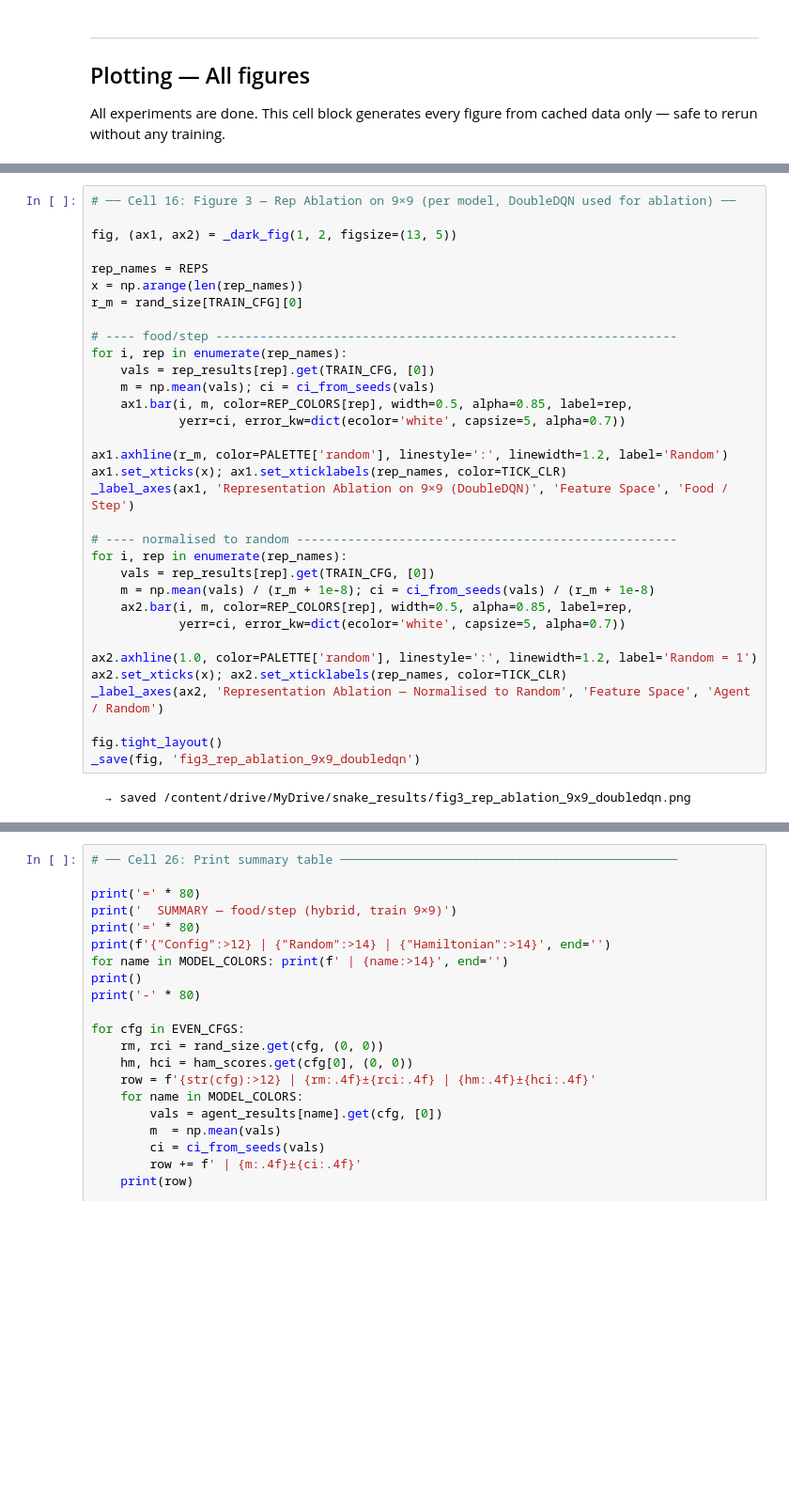
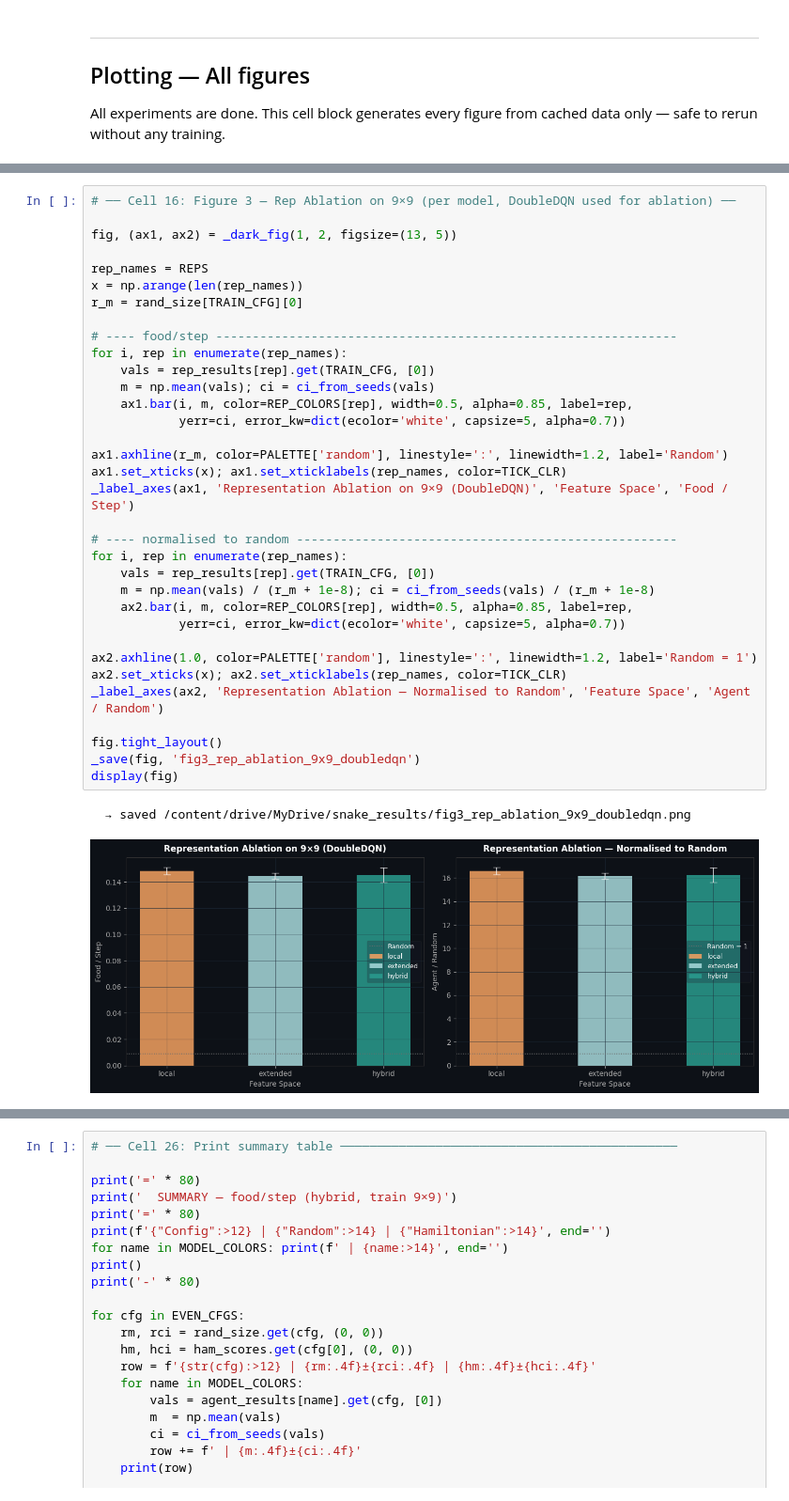
Before and after one commit to kjng123/AML-, a Jupyter notebook: snake_rl_study.ipynb, the cells around one changed output, grey strips where cells are left out. Shown at 94% size. Saved outputs shown, nothing was run; the diff lists cells and outputs as text; blank space fills up the shorter version.

```diff
--- a/snake_rl_study.ipynb
+++ b/snake_rl_study.ipynb
@@ -1149,33 +1153,35 @@ fig, (ax1, ax2) = _dark_fig(1, 2, figsize=(13, 5))
 rep_names = REPS
 x = np.arange(len(rep_names))
 r_m = rand_size[TRAIN_CFG][0]
 
 # ---- food/step ---------------------------------------------------------------
 for i, rep in enumerate(rep_names):
     vals = rep_results[rep].get(TRAIN_CFG, [0])
     m = np.mean(vals); ci = ci_from_seeds(vals)
     ax1.bar(i, m, color=REP_COLORS[rep], width=0.5, alpha=0.85, label=rep,
             yerr=ci, error_kw=dict(ecolor='white', capsize=5, alpha=0.7))
 
 ax1.axhline(r_m, color=PALETTE['random'], linestyle=':', linewidth=1.2, label='Random')
 ax1.set_xticks(x); ax1.set_xticklabels(rep_names, color=TICK_CLR)
 _label_axes(ax1, 'Representation Ablation on 9×9 (DoubleDQN)', 'Feature Space', 'Food / Step')
 
 # ---- normalised to random ----------------------------------------------------
 for i, rep in enumerate(rep_names):
     vals = rep_results[rep].get(TRAIN_CFG, [0])
     m = np.mean(vals) / (r_m + 1e-8); ci = ci_from_seeds(vals) / (r_m + 1e-8)
     ax2.bar(i, m, color=REP_COLORS[rep], width=0.5, alpha=0.85, label=rep,
             yerr=ci, error_kw=dict(ecolor='white', capsize=5, alpha=0.7))
 
 ax2.axhline(1.0, color=PALETTE['random'], linestyle=':', linewidth=1.2, label='Random = 1')
 ax2.set_xticks(x); ax2.set_xticklabels(rep_names, color=TICK_CLR)
 _label_axes(ax2, 'Representation Ablation — Normalised to Random', 'Feature Space', 'Agent / Random')
 
 fig.tight_layout()
 _save(fig, 'fig3_rep_ablation_9x9_doubledqn')
+display(fig)
 # %% [output]
   → saved /content/drive/MyDrive/snake_results/fig3_rep_ablation_9x9_doubledqn.png
+[figure, added]
 # %%
 # ── Cell 17: Figures 4a–4c — Size Generalisation (fix rep, 3 model lines each) ──
 # 3 graphs (one per rep), each with lines for DQN / DoubleDQN / PPO
```
Also changed, not shown: parts of 12 cells of this notebook.
